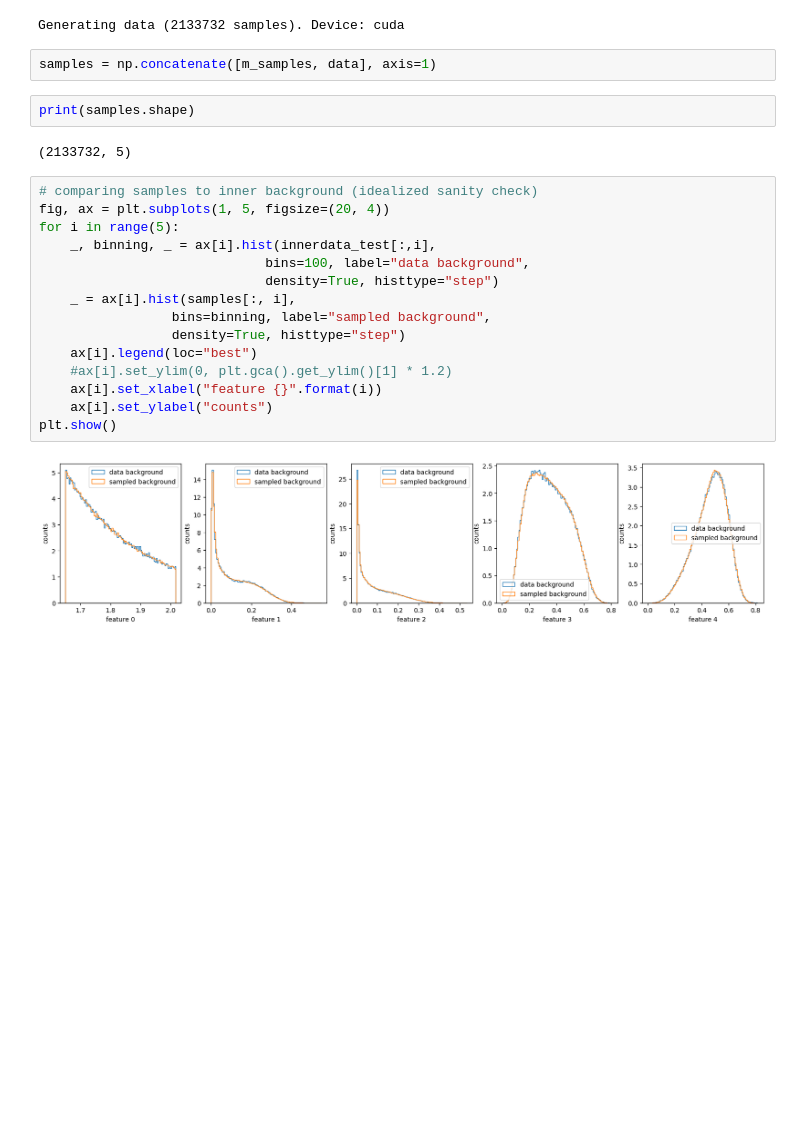
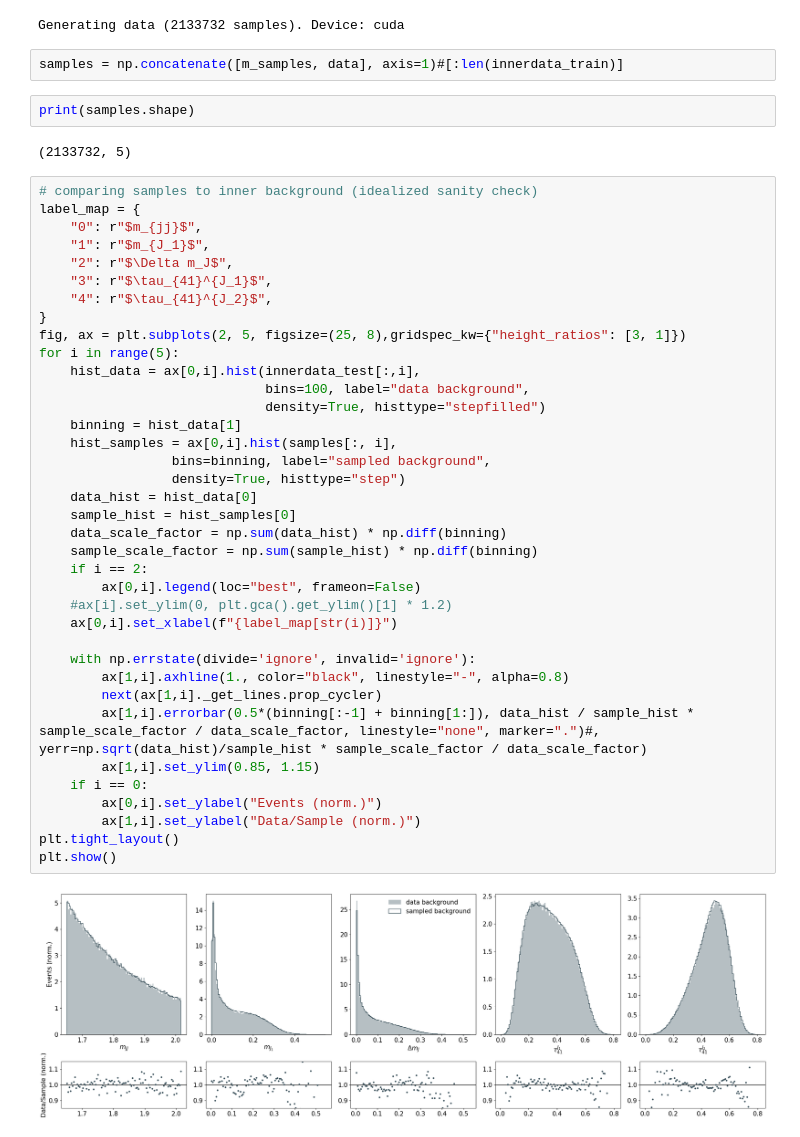
Before and after one commit to ewencedr/particle_fm, a Jupyter notebook: notebooks/40_generative_challenge.ipynb, the cells around one changed output. Saved outputs shown, nothing was run; the diff lists cells and outputs as text; blank space fills up the shorter version.

Commit message:
add data/sample ratio to plots

```diff
--- a/notebooks/40_generative_challenge.ipynb
+++ b/notebooks/40_generative_challenge.ipynb
@@ -209,25 +213,47 @@ data, generation_time = generate_data_v2(
 # %% [output]
 Generating data (2133732 samples). Device: cuda
 # %%
-samples = np.concatenate([m_samples, data], axis=1)
+samples = np.concatenate([m_samples, data], axis=1)#[:len(innerdata_train)]
 # %%
 print(samples.shape)
 # %% [output]
 (2133732, 5)
 # %%
 # comparing samples to inner background (idealized sanity check)
-fig, ax = plt.subplots(1, 5, figsize=(20, 4))
+label_map = {
+    "0": r"$m_{jj}$",
+    "1": r"$m_{J_1}$",
+    "2": r"$\Delta m_J$",
+    "3": r"$\tau_{41}^{J_1}$",
+    "4": r"$\tau_{41}^{J_2}$",
+}
+fig, ax = plt.subplots(2, 5, figsize=(25, 8),gridspec_kw={"height_ratios": [3, 1]})
 for i in range(5):
-    _, binning, _ = ax[i].hist(innerdata_test[:,i],
+    hist_data = ax[0,i].hist(innerdata_test[:,i],
                              bins=100, label="data background",
-                             density=True, histtype="step")
-    _ = ax[i].hist(samples[:, i],
+                             density=True, histtype="stepfilled")
+    binning = hist_data[1]
+    hist_samples = ax[0,i].hist(samples[:, i],
                  bins=binning, label="sampled background",
                  density=True, histtype="step")
-    ax[i].legend(loc="best")
+    data_hist = hist_data[0]
+    sample_hist = hist_samples[0]
+    data_scale_factor = np.sum(data_hist) * np.diff(binning)
+    sample_scale_factor = np.sum(sample_hist) * np.diff(binning)
+    if i == 2:
+        ax[0,i].legend(loc="best", frameon=False)
     #ax[i].set_ylim(0, plt.gca().get_ylim()[1] * 1.2)
-    ax[i].set_xlabel("feature {}".format(i))
-    ax[i].set_ylabel("counts")
+    ax[0,i].set_xlabel(f"{label_map[str(i)]}")
+
+    with np.errstate(divide='ignore', invalid='ignore'):
+        ax[1,i].axhline(1., color="black", linestyle="-", alpha=0.8)
+        next(ax[1,i]._get_lines.prop_cycler)
+        ax[1,i].errorbar(0.5*(binning[:-1] + binning[1:]), data_hist / sample_hist * sample_scale_factor / data_scale_factor, linestyle="none", marker=".")#, yerr=np.sqrt(data_hist)/sample_hist * sample_scale_factor / data_scale_factor)
+        ax[1,i].set_ylim(0.85, 1.15)
+    if i == 0:
+        ax[0,i].set_ylabel("Events (norm.)")
+        ax[1,i].set_ylabel("Data/Sample (norm.)")
+plt.tight_layout()
 plt.show()
 # %% [output]
-[figure, old version]
+[figure, new version]
```
Also changed, not shown: parts of 4 cells of this notebook.
